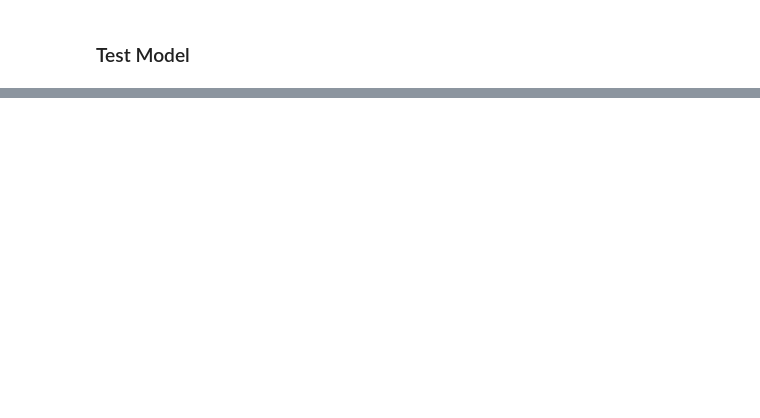
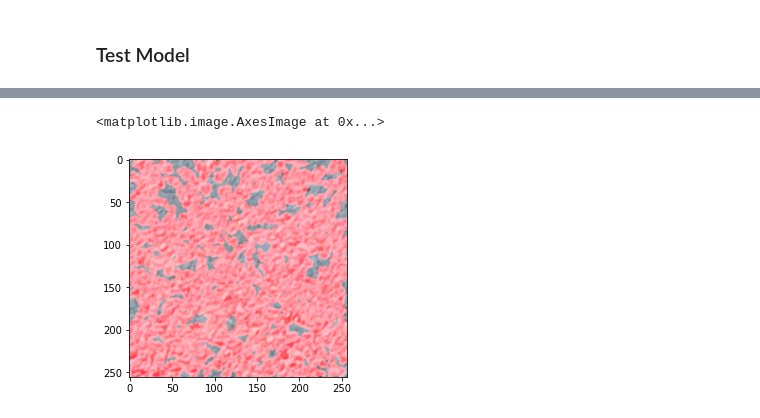
Before and after one commit to bakiguher/Inspection_of_concrete_with_CNN, a Jupyter notebook: cement.ipynb, the cells around one changed output, grey strips where cells are left out. Cells and saved outputs as stored; diff of their text form; code cells hidden in the pictures; blank space fills up the shorter version.

```diff
--- a/cement.ipynb
+++ b/cement.ipynb
@@ -278,0 +289,23 @@ pred
+# %%
+rho = 1  # distance resolution in pixels of the Hough grid
+theta = np.pi / 180  # angular resolution in radians of the Hough grid
+threshold = 15  # minimum number of votes (intersections in Hough grid cell)
+min_line_length = 6  # minimum number of pixels making up a line
+max_line_gap = 5  # maximum gap in pixels between connectable line segments
+line_image = np.copy(img) * 0  # creating a blank to draw lines on
+
+# Run Hough on edge detected image
+# Output "lines" is an array containing endpoints of detected line segments
+lines = cv2.HoughLinesP(edges, rho, theta, threshold, np.array([]),
+                    min_line_length, max_line_gap)
+
+for line in lines:
+    for x1,y1,x2,y2 in line:
+        cv2.line(line_image,(x1,y1),(x2,y2),(255,0,0),5)
+# %%
+lines_edges = cv2.addWeighted(img, 0.8, line_image, 1, 0)
+# %%
+plt.imshow(lines_edges)
+# %% [output]
+<matplotlib.image.AxesImage at 0x...>
+[figure, added]
```
Also changed, not shown: parts of 20 cells of this notebook, 8 other files.
